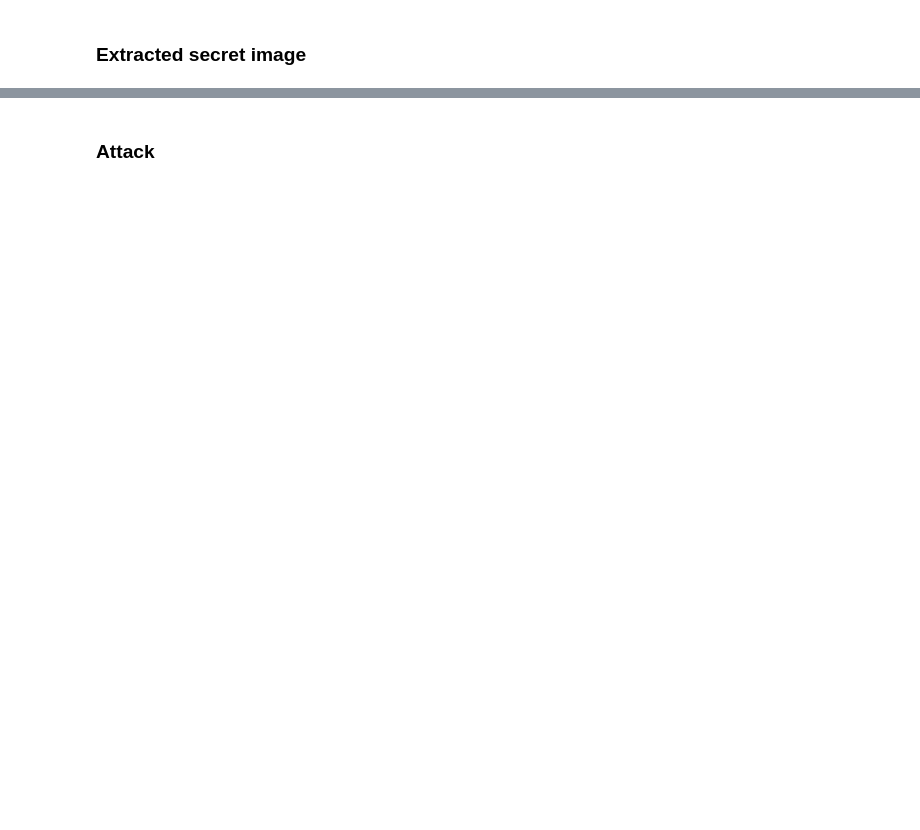
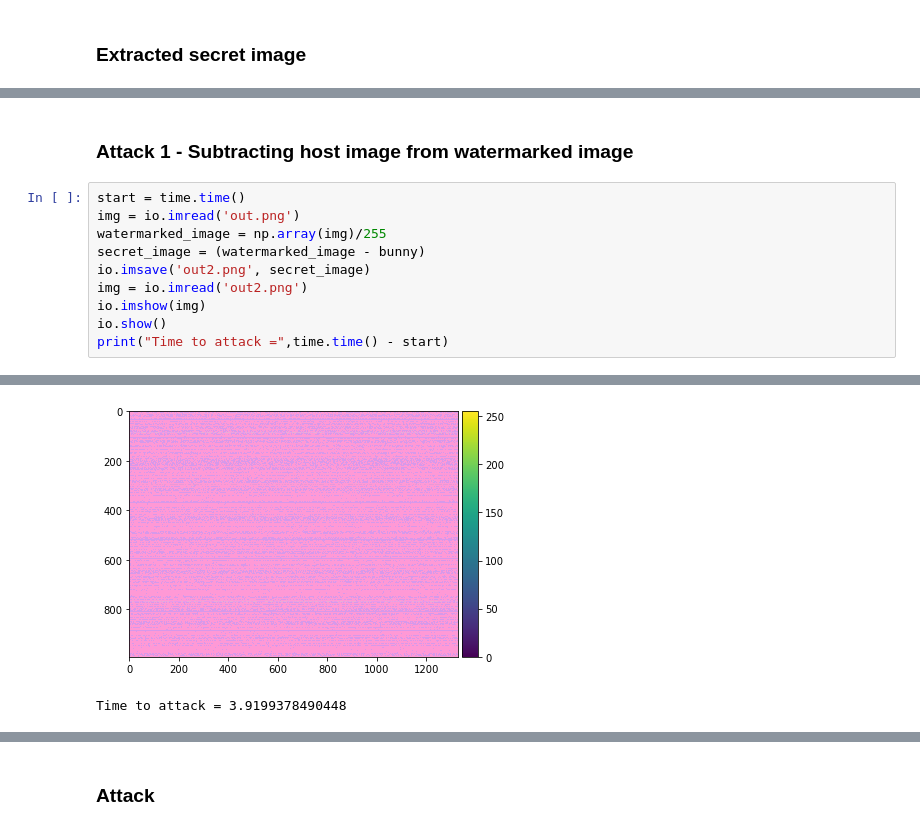
Before and after one commit to parijatparimal29/imageEncryption, a Jupyter notebook: final_demo.ipynb, the cells around one changed output, grey strips where cells are left out. Cells and saved outputs as stored; diff of their text form; blank space fills up the shorter version.

```diff
--- a/final_demo.ipynb
+++ b/final_demo.ipynb
@@ -227,0 +245,13 @@ PNSR accuracy = 65.0961592192046
+# %% [markdown]
+### Attack 1 - Subtracting host image from watermarked image
+# %%
+start = time.time()
+img = io.imread('out.png')
+watermarked_image = np.array(img)/255
+secret_image = (watermarked_image - bunny)
+io.imsave('out2.png', secret_image)
+img = io.imread('out2.png')
+io.imshow(img)
+io.show()
+print("Time to attack =",time.time() - start)
+# %% [output]
@@ -227,0 +259,2 @@ PNSR accuracy = 65.0961592192046
+[figure, added]
+Time to attack = 3.9199378490448
```
Also changed, not shown: parts of 67 cells of this notebook, 6 other files.
